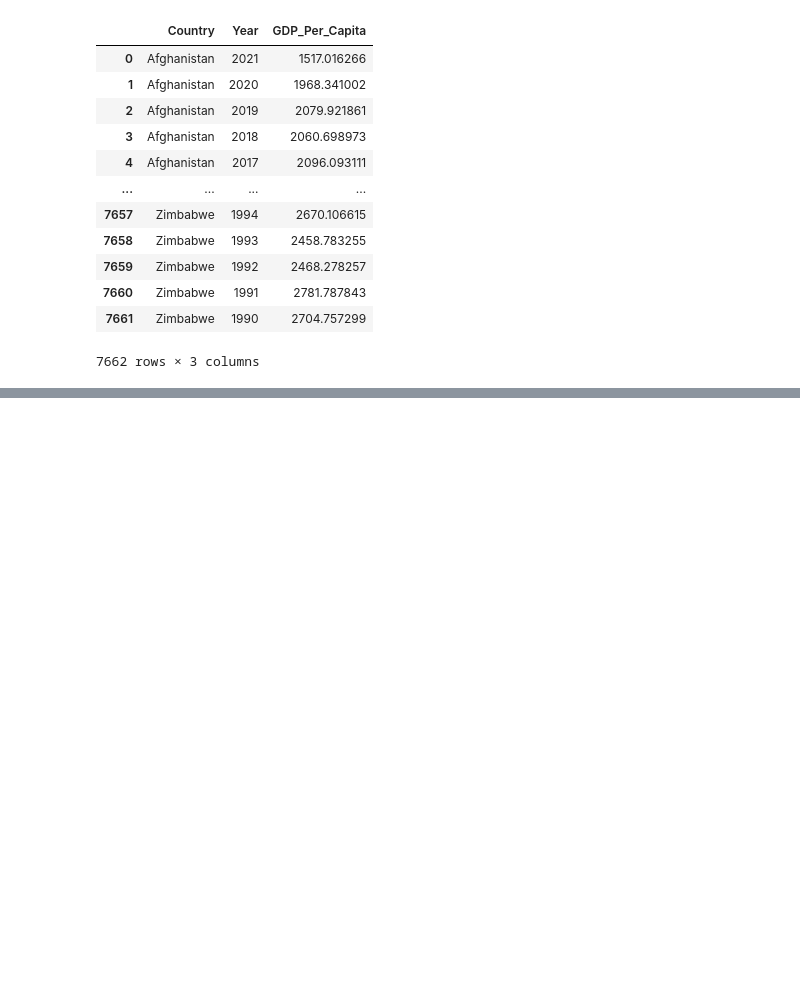
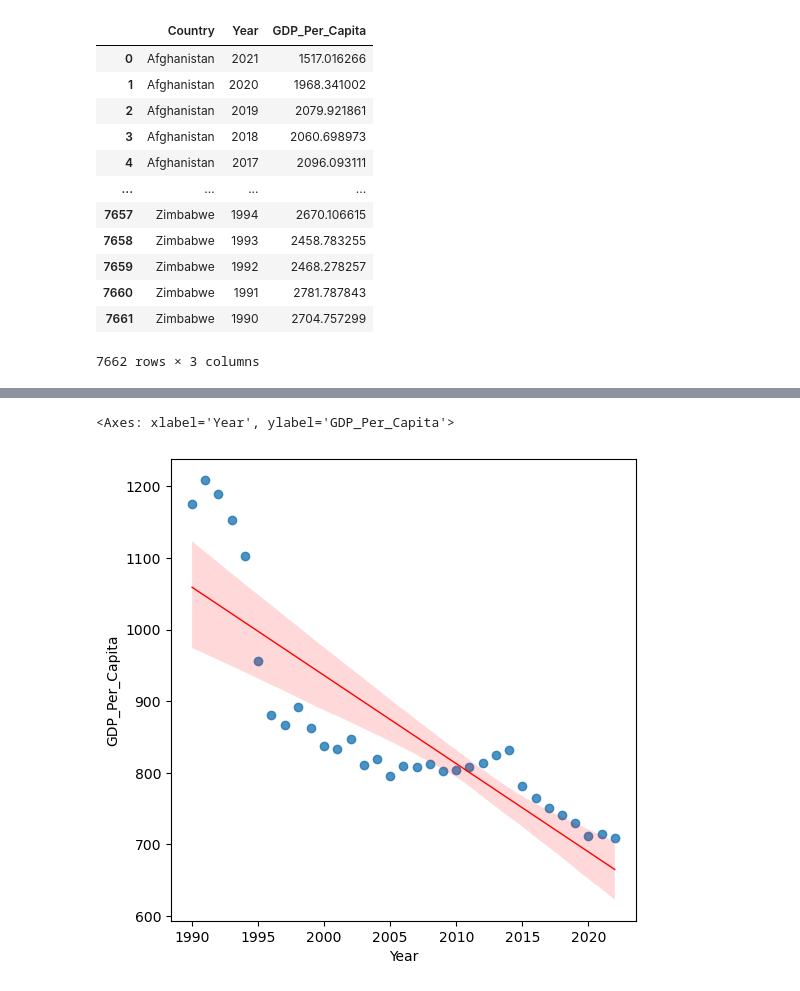
Before and after one commit to NSS-Full-Time-Data-Analytics-14/gdp-and-internet-usage-j2das1, a Jupyter notebook: notebook/UN_gdp_internetuse_project.ipynb, the cells around one changed output, grey strips where cells are left out. Cells and saved outputs as stored; diff of their text form; code cells hidden in the pictures; blank space fills up the shorter version.

```diff
--- a/notebook/UN_gdp_internetuse_project.ipynb
+++ b/notebook/UN_gdp_internetuse_project.ipynb
@@ -315,0 +390,6 @@ m_year
+# %%
+fig, ax= plt.subplots(figsize=(6,6))
+sns.regplot(x = 'Year', y = 'GDP_Per_Capita', data = gdp_burundi, line_kws ={"color" : "red", "linewidth": 1.0}, ax=ax)
+# %% [output]
+<Axes: xlabel='Year', ylabel='GDP_Per_Capita'>
+[figure, added]
```
Also changed, not shown: parts of 62 cells of this notebook.
